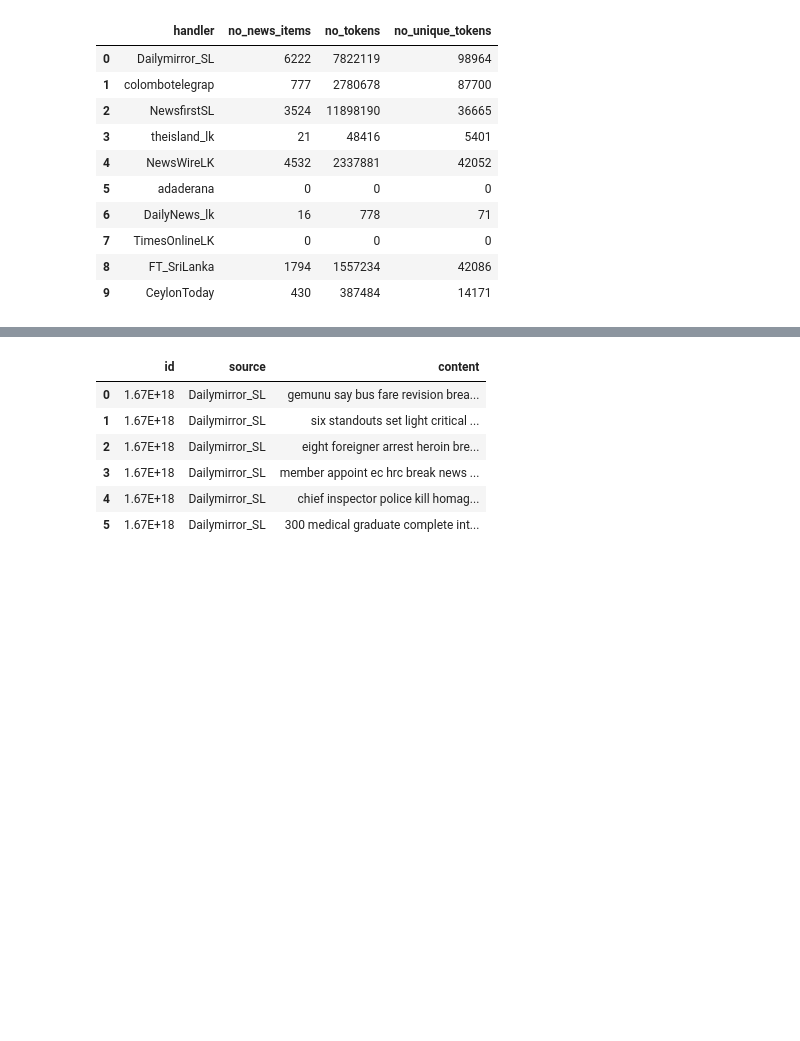
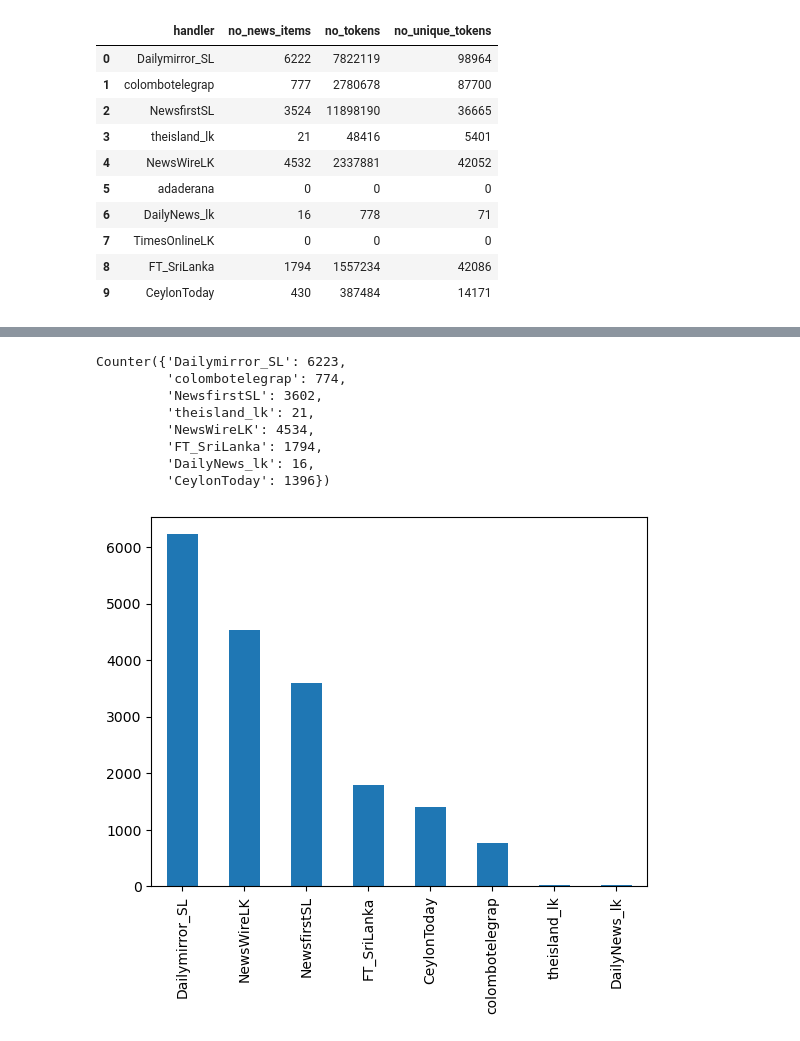
Before and after one commit to sujith-t/machine-learn-experiment, a Jupyter notebook: text_analytics/Solution.ipynb, the cells around one changed output, grey strips where cells are left out. Saved outputs shown, nothing was run; the diff lists cells and outputs as text; code cells hidden in the pictures; blank space fills up the shorter version.

```diff
--- a/text_analytics/Solution.ipynb
+++ b/text_analytics/Solution.ipynb
@@ -533,3 +547,5 @@ def normalize_text(source_df: pd.DataFrame, normalized_df: pd.DataFrame, start=0
 # %%
-norm_df = pd.DataFrame(columns=['id', 'source', 'content'])
-x = normalize_text(news_df, norm_df, 0, 5)
+# display the first 10 normalized text
+
+normalized_df = pd.read_csv((data_dir + "/normalized.csv"), encoding='latin1', engine='python')
+normalized_df.head(10)
@@ -536,10 +564,28 @@ x = normalize_text(news_df, norm_df, 0, 5)
+# %%
+normalized_df['source'].value_counts().plot(kind='bar')
+counter = Counter(normalized_df['source'])
+counter
+# %% [output]
+Counter({'Dailymirror_SL': 6223,
+         'colombotelegrap': 774,
+         'NewsfirstSL': 3602,
+         'theisland_lk': 21,
+         'NewsWireLK': 4534,
+         'FT_SriLanka': 1794,
+         'DailyNews_lk': 16,
+         'CeylonToday': 1396})
+[figure, added]
 # %%
-norm_df
+# Question (b) handling data imbalance
+# Among the 18360 datasets obtained, the dataset is shuffled
+# In the next cell 5000 random samples are obtained using the function written here
+# sampler = SMOTE | RandomOverSampler | RandomUnderSampler
+# vectorizer = TfidfVectorizer | CountVectorizer
+
+normalized_df = shuffle(normalized_df, random_state=42)
+
+# this function will resample with the preferred vectorizer and sampler
+def handle_sample_imbalance(X, y, vectorizer, sampler):
+    features = vectorizer.fit_transform(X)
+    #features = X_tf.toarray()
+    return sampler.fit_resample(features, y)
-# %% [output]
-|  | id | source | content |
-| 0 | 1.67E+18 | Dailymirror_SL | gemunu say bus fare revision brea... |
-| 1 | 1.67E+18 | Dailymirror_SL | six standouts set light critical ... |
-| 2 | 1.67E+18 | Dailymirror_SL | eight foreigner arrest heroin bre... |
-| 3 | 1.67E+18 | Dailymirror_SL | member appoint ec hrc break news ... |
-| 4 | 1.67E+18 | Dailymirror_SL | chief inspector police kill homag... |
-| 5 | 1.67E+18 | Dailymirror_SL | 300 medical graduate complete int... |
```
Also changed, not shown: parts of 6 cells of this notebook.
